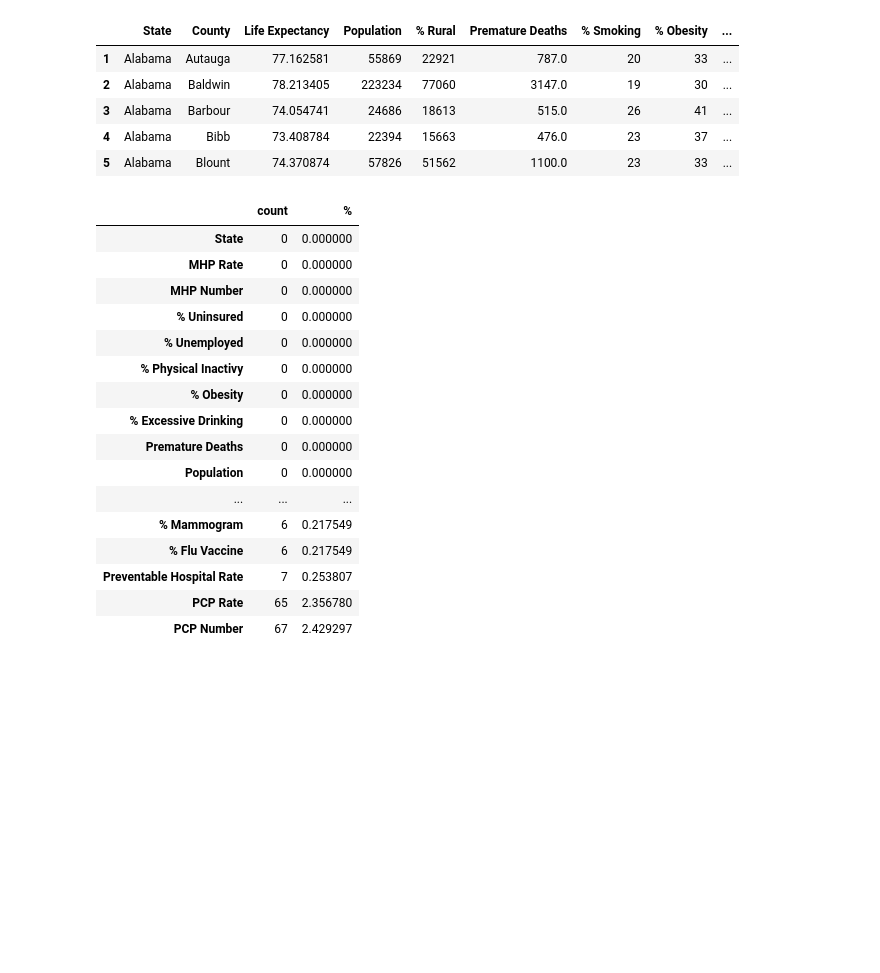
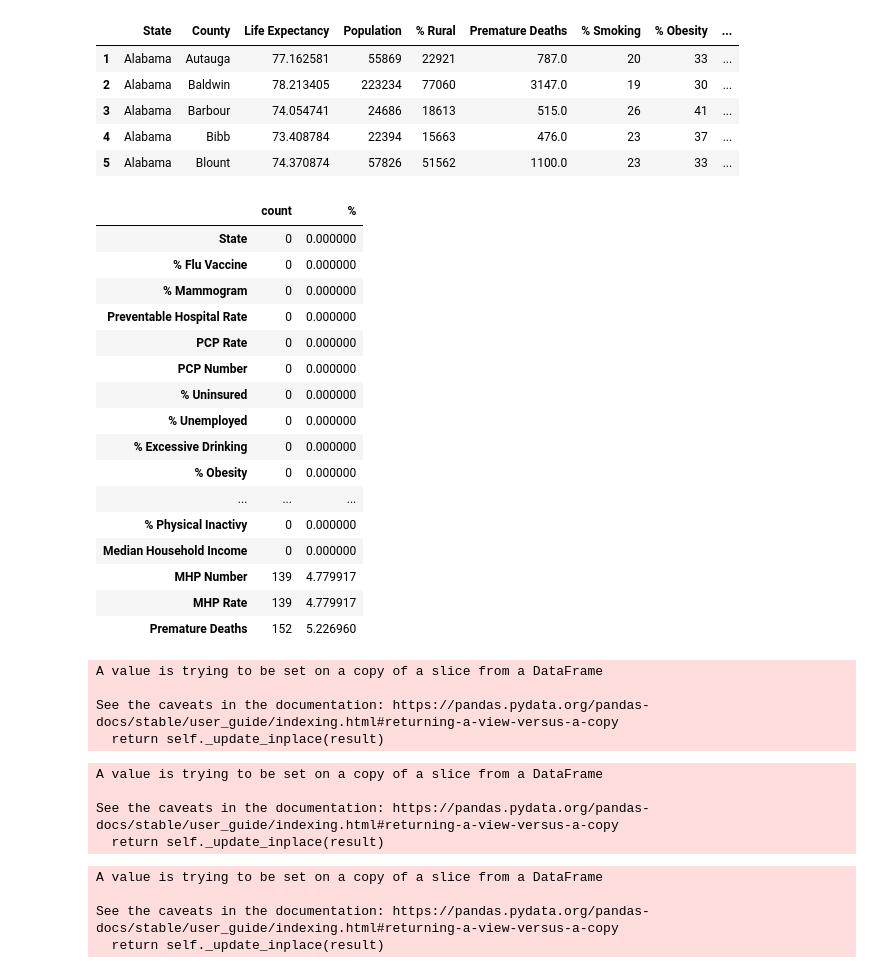
Before and after one commit to fancyfu4/SB-Data-Science, a Jupyter notebook: DataScienceCapstone2/Capstone2 - Data Wrangling.ipynb, the cells around one changed output. Drawn from its saved outputs; the diff is of its cells as text; code cells hidden in the pictures; blank space fills up the shorter version.

```diff
--- a/DataScienceCapstone2/Capstone2 - Data Wrangling.ipynb
+++ b/DataScienceCapstone2/Capstone2 - Data Wrangling.ipynb
@@ -204,8 +204,8 @@ df_sum.head()
 | Arkansas | 48253.0 | 1883 | 2731 | 2531 | 1191 | 730.0 | ... |
 | California | 350532.0 | 868 | 1578 | 1223 | 1211 | 456.0 | ... |
 # %%
-df_sum=county.set_index('State').groupby('State').mean()
-df_sum.head()
+df_mean=county.set_index('State').groupby('State').mean()
+df_mean.head()
 # %% [output]
 |  | Premature Deaths | % Smoking | % Obesity | % Physical Inactivy | % Excessive Drinking | % Uninsured | ... |
 | State |  |  |  |  |  |  | ... |
@@ -223,5 +245,5 @@ Given these values, I would assume that the null county line for each state is h
 # %%
-all_data2 = county.dropna(axis=0, subset=("MHP Number","MHP Rate","Premature Deaths"))
+all_data2 = county.dropna(axis=0, subset=("PCP Number","PCP Rate","Preventable Hospital Rate","% Rural","Life Expectancy"))
 all_data2.head()
 # %% [output]
 |  | State | County | Life Expectancy | Population | % Rural | Premature Deaths | % Smoking | % Obesity | ... |
@@ -231,24 +253,50 @@ all_data2.head()
 | 4 | Alabama | Bibb | 73.408784 | 22394 | 15663 | 476.0 | 23 | 37 | ... |
 | 5 | Alabama | Blount | 74.370874 | 57826 | 51562 | 1100.0 | 23 | 33 | ... |
 # %%
-missing2 = pd.concat([all_data2.isnull().sum(), 100 * all_data2.isnull().mean()], axis=1)
-missing2.columns=['count', '%']
-missing2.sort_values(by='count')
+missing3 = pd.concat([all_data2.isnull().sum(), 100 * all_data2.isnull().mean()], axis=1)
+missing3.columns=['count', '%']
+missing3.sort_values(by='count')
 # %% [output]
 |  | count | % |
 | State | 0 | 0.000000 |
-| MHP Rate | 0 | 0.000000 |
-| MHP Number | 0 | 0.000000 |
+| % Flu Vaccine | 0 | 0.000000 |
+| % Mammogram | 0 | 0.000000 |
+| Preventable Hospital Rate | 0 | 0.000000 |
+| PCP Rate | 0 | 0.000000 |
+| PCP Number | 0 | 0.000000 |
 | % Uninsured | 0 | 0.000000 |
 | % Unemployed | 0 | 0.000000 |
+| % Excessive Drinking | 0 | 0.000000 |
+| % Obesity | 0 | 0.000000 |
+| ... | ... | ... |
 | % Physical Inactivy | 0 | 0.000000 |
-| % Obesity | 0 | 0.000000 |
-| % Excessive Drinking | 0 | 0.000000 |
-| Premature Deaths | 0 | 0.000000 |
-| Population | 0 | 0.000000 |
-| ... | ... | ... |
-| % Mammogram | 6 | 0.217549 |
-| % Flu Vaccine | 6 | 0.217549 |
-| Preventable Hospital Rate | 7 | 0.253807 |
-| PCP Rate | 65 | 2.356780 |
-| PCP Number | 67 | 2.429297 |
+| Median Household Income | 0 | 0.000000 |
+| MHP Number | 139 | 4.779917 |
+| MHP Rate | 139 | 4.779917 |
+| Premature Deaths | 152 | 5.226960 |
+# %%
+MHP_num_mean=all_data2['MHP Number'].mean()
+all_data2['MHP Number'].fillna(value=MHP_num_mean,inplace=True)
+
+#all_data2.dropna(axis=0, subset=("PCP Number","PCP Rate","Preventable Hospital Rate","% Rural","Life Expectancy"))
+# %% [output]
+A value is trying to be set on a copy of a slice from a DataFrame
+
+See the caveats in the documentation: https://pandas.pydata.org/pandas-docs/stable/user_guide/indexing.html#returning-a-view-versus-a-copy
+  return self._update_inplace(result)
+# %%
+MHP_rate_mean=all_data2['MHP Rate'].mean()
+all_data2['MHP Rate'].fillna(value=MHP_rate_mean,inplace=True)
+# %% [output]
+A value is trying to be set on a copy of a slice from a DataFrame
+
+See the caveats in the documentation: https://pandas.pydata.org/pandas-docs/stable/user_guide/indexing.html#returning-a-view-versus-a-copy
+  return self._update_inplace(result)
+# %%
+pre_death=all_data2['Premature Deaths'].mean()
+all_data2['Premature Deaths'].fillna(value=pre_death,inplace=True)
+# %% [output]
+A value is trying to be set on a copy of a slice from a DataFrame
+
+See the caveats in the documentation: https://pandas.pydata.org/pandas-docs/stable/user_guide/indexing.html#returning-a-view-versus-a-copy
+  return self._update_inplace(result)
```
Also changed, not shown: parts of 9 cells of this notebook, 2 other files.
